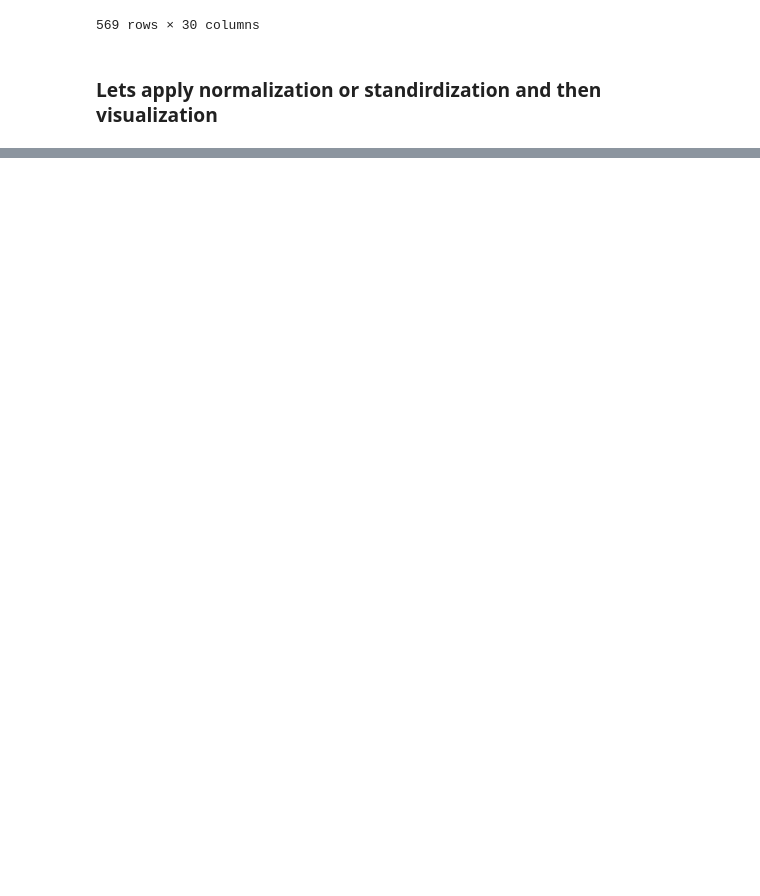
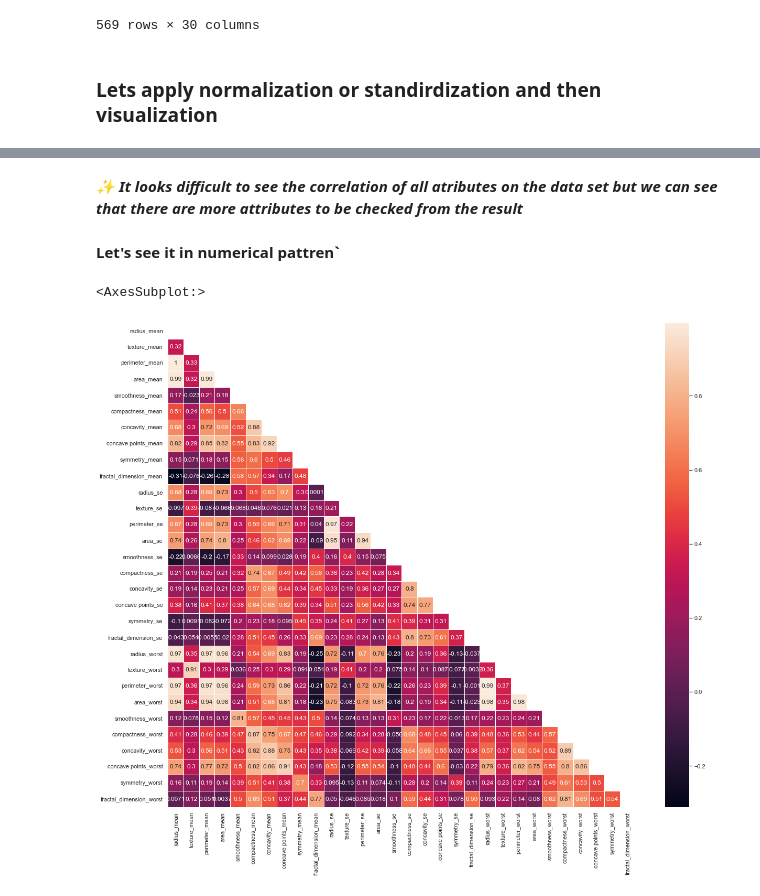
Before and after one commit to gezish/causal_inference_using_ml, a Jupyter notebook: notebooks/EDA.ipynb, the cells around one changed output, grey strips where cells are left out. Drawn from its saved outputs; the diff is of its cells as text; code cells hidden in the pictures; blank space fills up the shorter version.

```diff
--- a/notebooks/EDA.ipynb
+++ b/notebooks/EDA.ipynb
@@ -197,0 +237,11 @@ plt.xticks(rotation=90)
+# %% [markdown]
+***✨ It looks difficult to see the correlation of all atributes on the data set but we can see that there are more attributes to be checked from the result***
+# %% [markdown]
+**Let's see it in numerical pattren`**
+# %%
+plt.figure(figsize=(20, 17))
+matrix = np.triu(x.corr())
+sns.heatmap(x.corr(), annot=True, linewidth=.8, mask=matrix, cmap="rocket")
+# %% [output]
+<AxesSubplot:>
+[figure, added]
```
Also changed, not shown: parts of 11 cells of this notebook.
